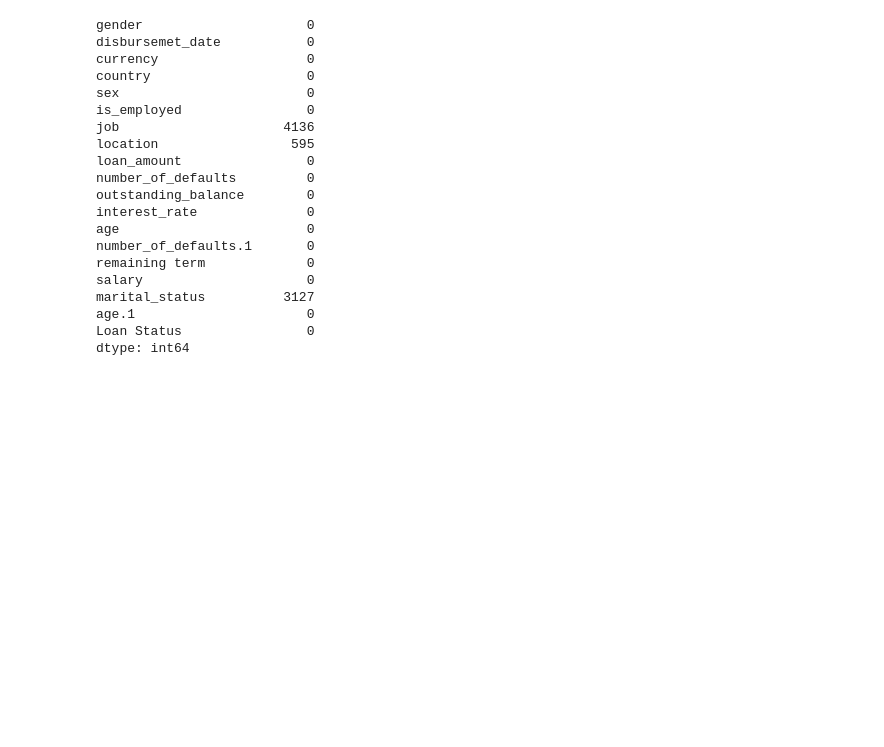
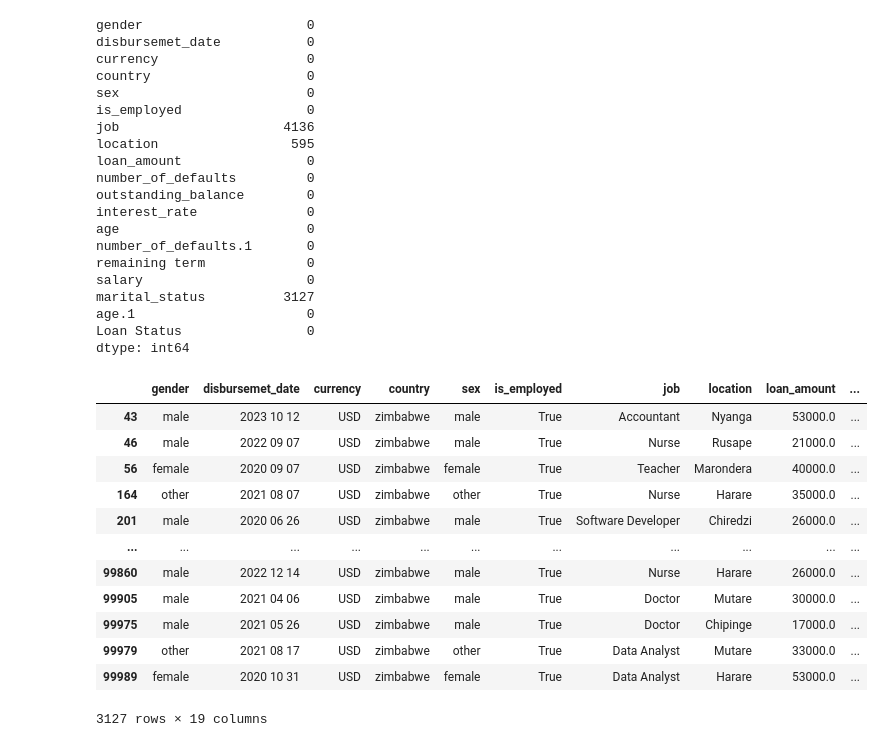
Before and after one commit to Augah2001/Data-Science-Competion-Question-and-Data, a Jupyter notebook: credit_risk.ipynb, the cells around one changed output. Cells and saved outputs as stored; diff of their text form; code cells hidden in the pictures; blank space fills up the shorter version.

```diff
--- a/credit_risk.ipynb
+++ b/credit_risk.ipynb
@@ -389,3 +389,19 @@ marital_status          3127
 age.1                      0
 Loan Status                0
 dtype: int64
+# %%
+df[df.marital_status.isna()]
+# %% [output]
+|  | gender | disbursemet_date | currency | country | sex | is_employed | job | location | loan_amount | ... |
+| 43 | male | 2023 10 12 | USD | zimbabwe | male | True | Accountant | Nyanga | 53000.0 | ... |
+| 46 | male | 2022 09 07 | USD | zimbabwe | male | True | Nurse | Rusape | 21000.0 | ... |
+| 56 | female | 2020 09 07 | USD | zimbabwe | female | True | Teacher | Marondera | 40000.0 | ... |
+| 164 | other | 2021 08 07 | USD | zimbabwe | other | True | Nurse | Harare | 35000.0 | ... |
+| 201 | male | 2020 06 26 | USD | zimbabwe | male | True | Software Developer | Chiredzi | 26000.0 | ... |
+| ... | ... | ... | ... | ... | ... | ... | ... | ... | ... | ... |
+| 99860 | male | 2022 12 14 | USD | zimbabwe | male | True | Nurse | Harare | 26000.0 | ... |
+| 99905 | male | 2021 04 06 | USD | zimbabwe | male | True | Doctor | Mutare | 30000.0 | ... |
+| 99975 | male | 2021 05 26 | USD | zimbabwe | male | True | Doctor | Chipinge | 17000.0 | ... |
+| 99979 | other | 2021 08 17 | USD | zimbabwe | other | True | Data Analyst | Mutare | 33000.0 | ... |
+| 99989 | female | 2020 10 31 | USD | zimbabwe | female | True | Data Analyst | Harare | 53000.0 | ... |
+3127 rows × 19 columns
```
Also changed, not shown: parts of 8 cells of this notebook, 1 other file.
